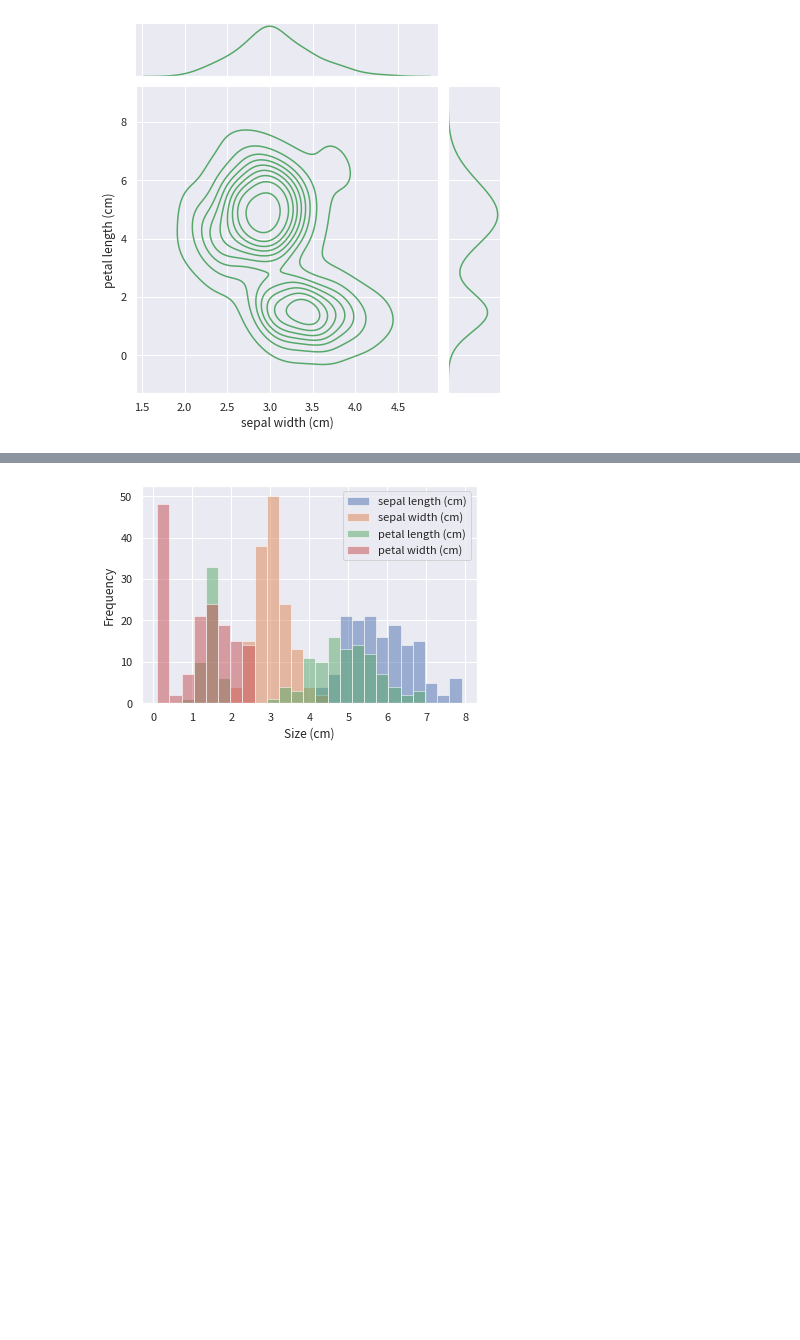
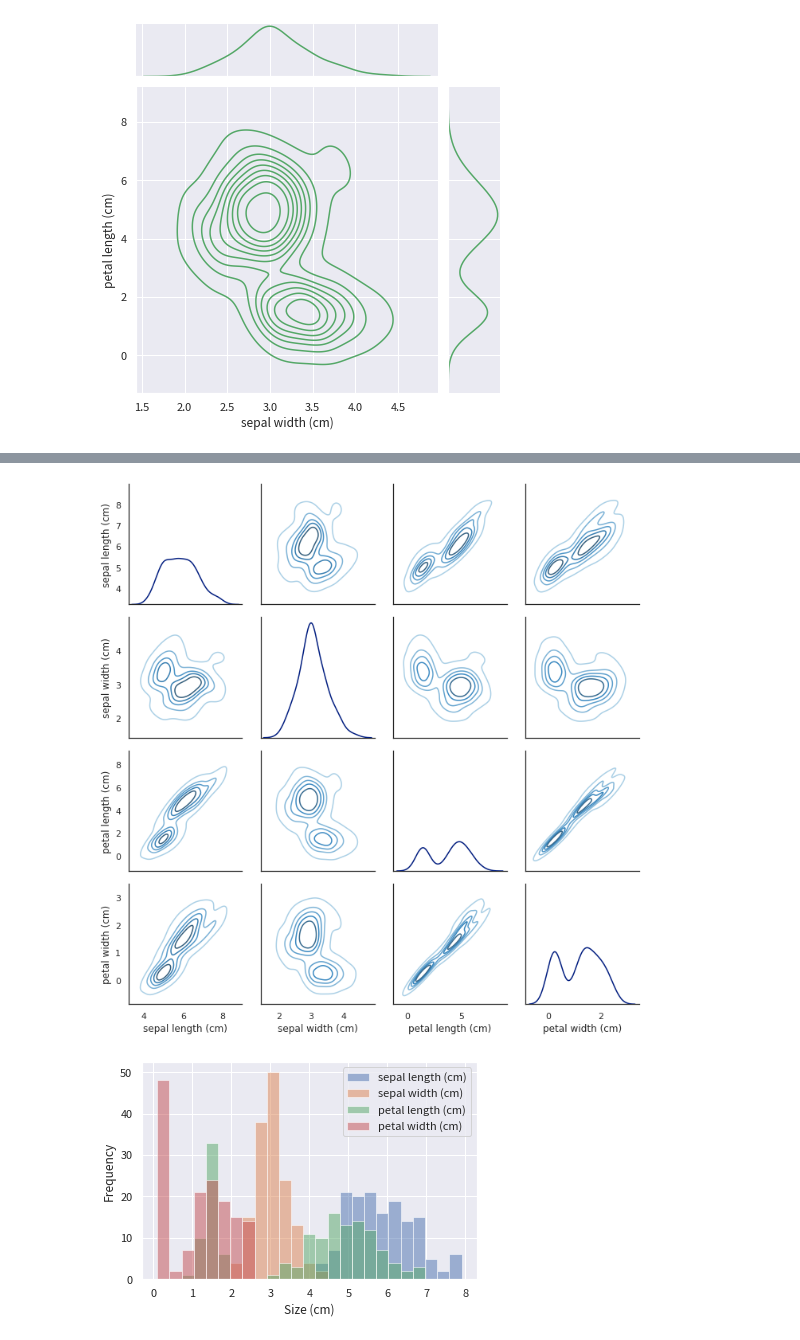
Before and after one commit to jeddyclass/202210.NCUT, a Jupyter notebook: session_03_eda.ipynb, the cells around one changed output, grey strips where cells are left out. Saved outputs shown, nothing was run; the diff lists cells and outputs as text; code cells hidden in the pictures; blank space fills up the shorter version.

```diff
--- a/session_03_eda.ipynb
+++ b/session_03_eda.ipynb
@@ -336,3 +341,9 @@ sns.jointplot(x="sepal width (cm)", y="petal length (cm)", data=iris_df, kind="k
+# %%
+g = sns.PairGrid(iris_df)
+g.map_diag(sns.kdeplot)
+g.map_offdiag(sns.kdeplot, cmap="Blues_d", n_levels=6);
+# %% [output]
+[figure, added]
 # %%
 import seaborn as sns
 sns.set_context('notebook')
```
Also changed, not shown: parts of 1 cell of this notebook.
